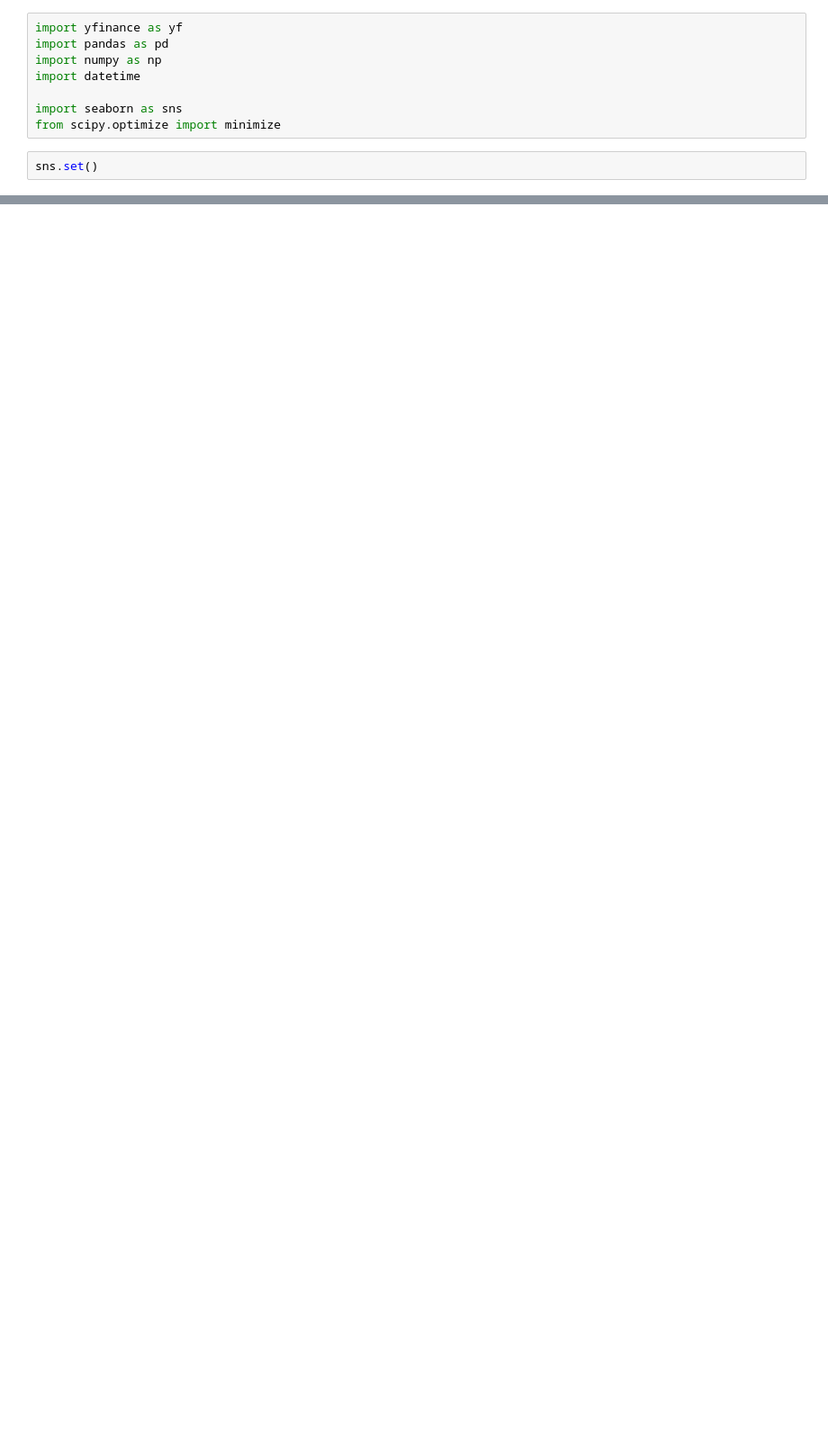
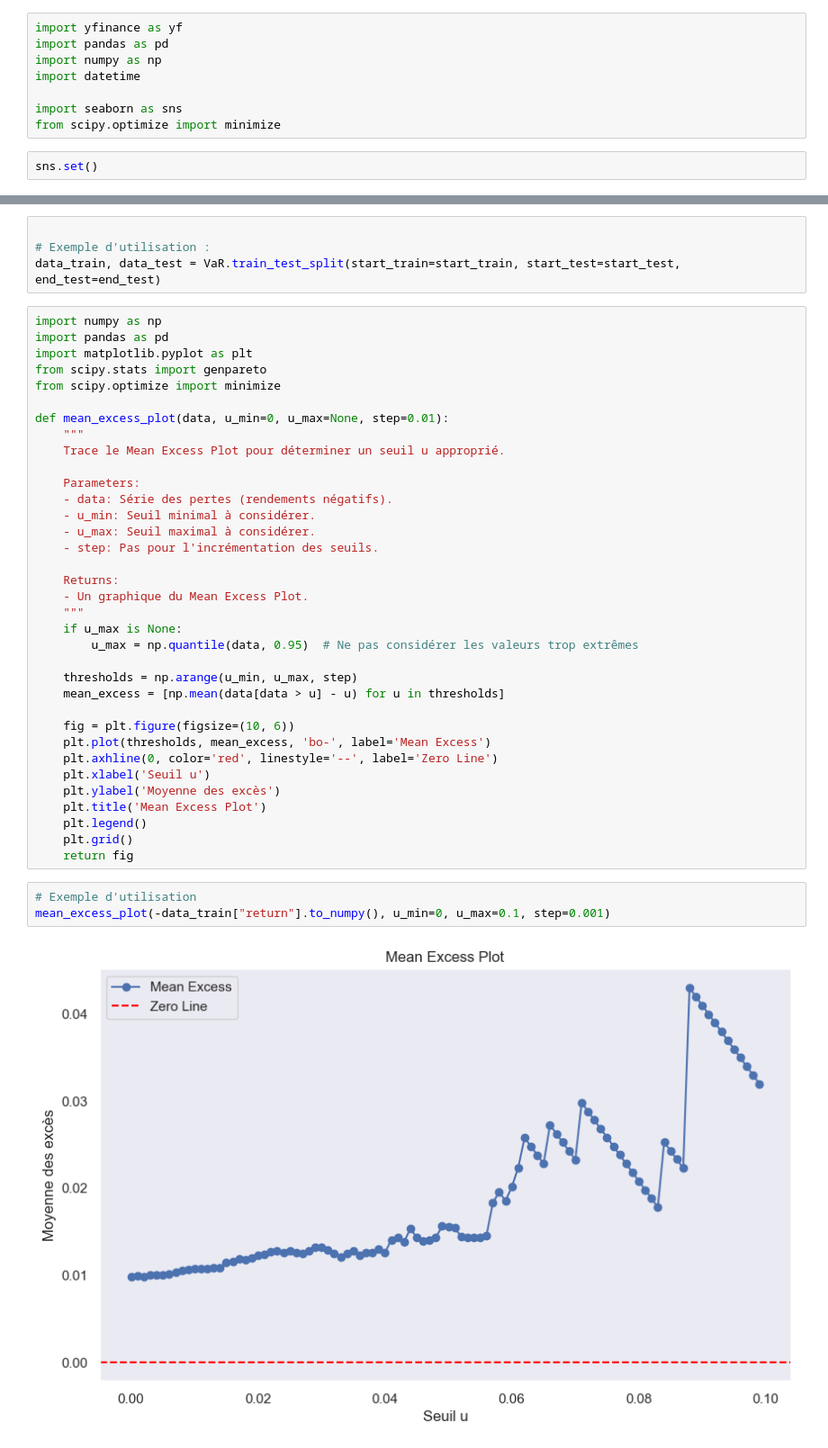
Before and after one commit to usenameFD/Asset-management, a Jupyter notebook: VaR/var.ipynb, the cells around one changed output, grey strips where cells are left out. Shown at 90% size. Drawn from its saved outputs; the diff is of its cells as text; blank space fills up the shorter version.

```diff
--- a/VaR/var.ipynb
+++ b/VaR/var.ipynb
@@ -47,0 +57,44 @@ result
+# %%
+
+# Exemple d'utilisation :
+data_train, data_test = VaR.train_test_split(start_train=start_train, start_test=start_test, end_test=end_test)
+# %%
+import numpy as np
+import pandas as pd
+import matplotlib.pyplot as plt
+from scipy.stats import genpareto
+from scipy.optimize import minimize
+
+def mean_excess_plot(data, u_min=0, u_max=None, step=0.01):
+    """
+    Trace le Mean Excess Plot pour déterminer un seuil u approprié.
+
+    Parameters:
+    - data: Série des pertes (rendements négatifs).
+    - u_min: Seuil minimal à considérer.
+    - u_max: Seuil maximal à considérer.
+    - step: Pas pour l'incrémentation des seuils.
+
+    Returns:
+    - Un graphique du Mean Excess Plot.
+    """
+    if u_max is None:
+        u_max = np.quantile(data, 0.95)  # Ne pas considérer les valeurs trop extrêmes
+
+    thresholds = np.arange(u_min, u_max, step)
+    mean_excess = [np.mean(data[data > u] - u) for u in thresholds]
+
+    fig = plt.figure(figsize=(10, 6))
+    plt.plot(thresholds, mean_excess, 'bo-', label='Mean Excess')
+    plt.axhline(0, color='red', linestyle='--', label='Zero Line')
+    plt.xlabel('Seuil u')
+    plt.ylabel('Moyenne des excès')
+    plt.title('Mean Excess Plot')
+    plt.legend()
+    plt.grid()
+    return fig
+# %%
+# Exemple d'utilisation
+mean_excess_plot(-data_train["return"].to_numpy(), u_min=0, u_max=0.1, step=0.001)
+# %% [output]
+[figure, added]
```
Also changed, not shown: parts of 7 cells of this notebook, 3 other files.
